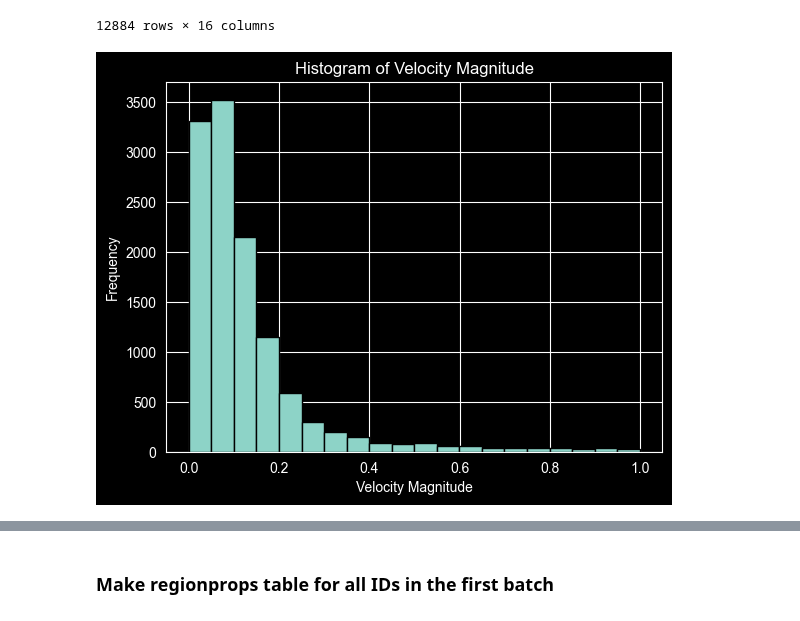
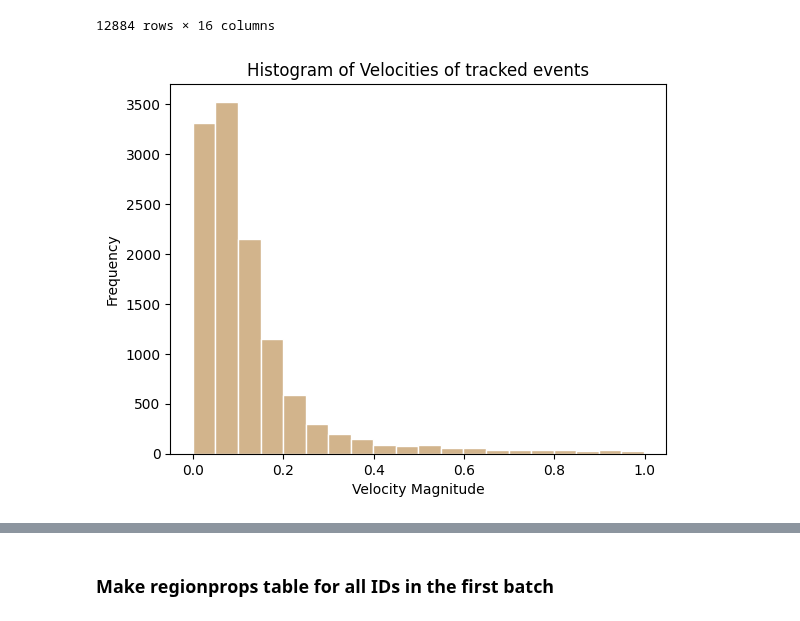
Before and after one commit to leaBroe/arcospx_analysis_quantification_correlation, a Jupyter notebook: arcospx_analysis_nb_finished_v2.ipynb, the cells around one changed output, grey strips where cells are left out. Drawn from its saved outputs; the diff is of its cells as text; code cells hidden in the pictures.

Commit message:
adding of finished plots and little modified code

```diff
--- a/arcospx_analysis_nb_finished_v2.ipynb
+++ b/arcospx_analysis_nb_finished_v2.ipynb
@@ -668,7 +675,7 @@ from scipy.interpolate import splprep, splev
 from skimage import measure
 # plot the spline
 # black theme
-plt.style.use('dark_background')
+#plt.style.use('dark_background')
 fig, ax = plt.subplots(figsize=(5, 5))
 # get the outline of the cell
 for idx, i in enumerate(dist_transform_upscaled):
@@ -1525,13 +1555,15 @@ stacked_arrays
 # %%
 stacked_arrays = stacked_arrays.dropna(subset=['velocity_magnitude'])
 
-plt.hist(stacked_arrays['velocity_magnitude'], bins=20, edgecolor='black')
-plt.title('Histogram of Velocity Magnitude')
+plt.style.use('default')
+plt.hist(stacked_arrays['velocity_magnitude'], bins=20, edgecolor="White", color='tan')
+plt.title('Histogram of Velocities of tracked events')
 plt.xlabel('Velocity Magnitude')
 plt.ylabel('Frequency')
+plt.savefig('plots/histogram_velocity_magnitude.png', dpi=300)
 plt.show()
 # %% [output]
-[figure, old version]
+[figure, new version]
 # %%
 stacked_arrays = pd.concat(stacked_arrays)
 # %%
```
Also changed, not shown: parts of 18 cells of this notebook, 8 other files.
